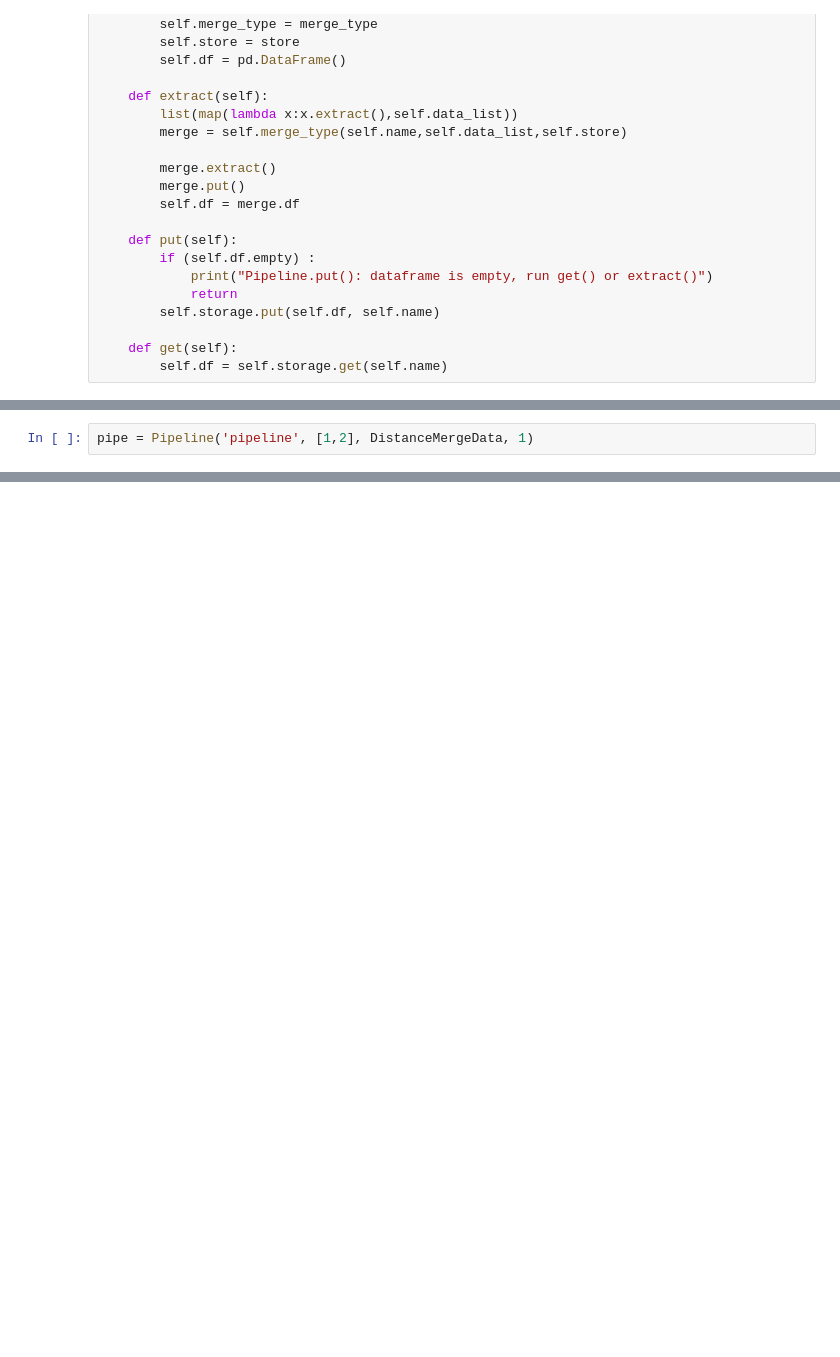
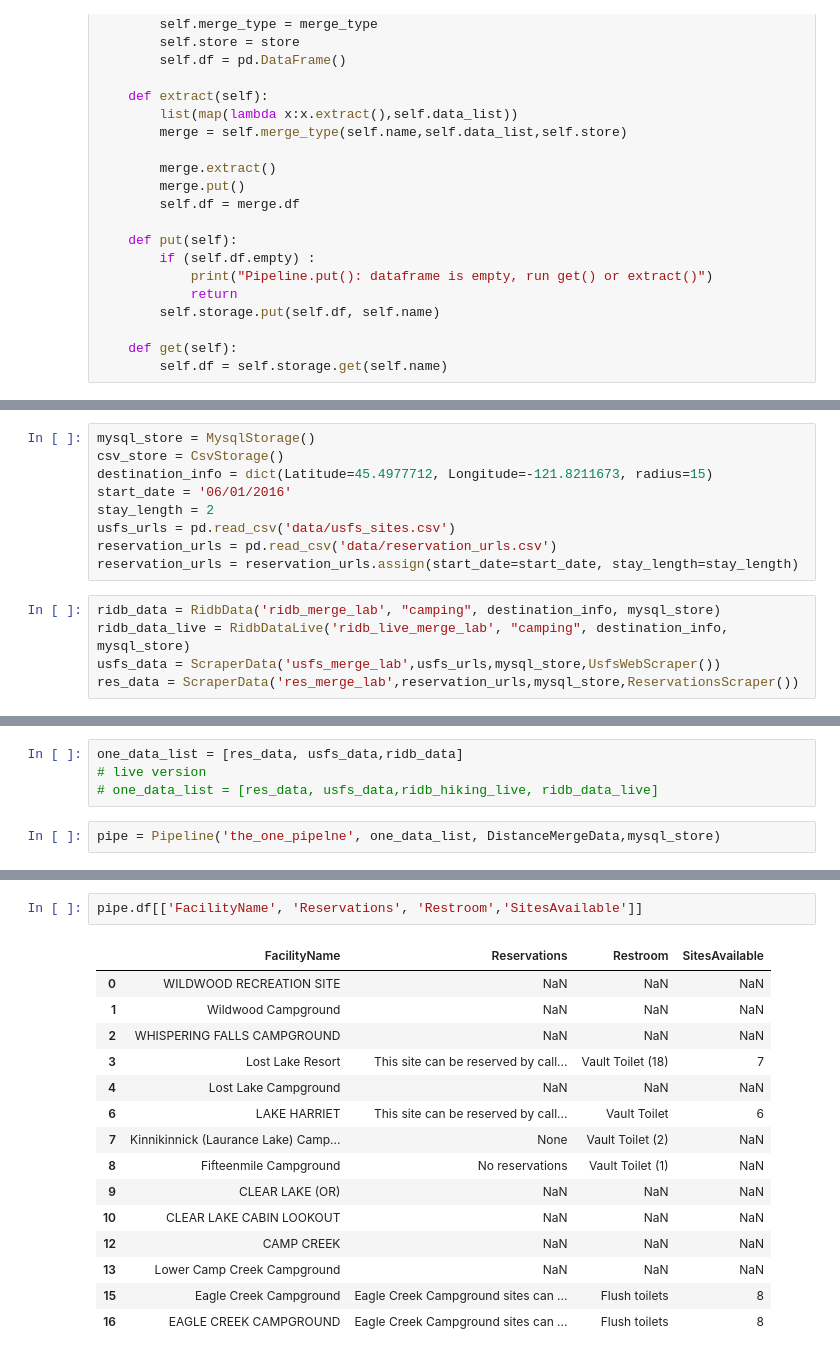
Before and after one commit to gizm00/pycon2016, a Jupyter notebook: notebooks/Lab 8 - The One Pipeline.ipynb, the cells around one changed output, grey strips where cells are left out. Drawn from its saved outputs; the diff is of its cells as text; blank space fills up the shorter version.

```diff
--- a/notebooks/Lab 8 - The One Pipeline.ipynb
+++ b/notebooks/Lab 8 - The One Pipeline.ipynb
@@ -41,0 +57,14 @@ from classes.CsvStorage import CsvStorage
+# %%
+mysql_store = MysqlStorage()
+csv_store = CsvStorage()
+destination_info = dict(Latitude=45.4977712, Longitude=-121.8211673, radius=15)
+start_date = '06/01/2016'
+stay_length = 2
+usfs_urls = pd.read_csv('data/usfs_sites.csv')
+reservation_urls = pd.read_csv('data/reservation_urls.csv')
+reservation_urls = reservation_urls.assign(start_date=start_date, stay_length=stay_length)
+# %%
+ridb_data = RidbData('ridb_merge_lab', "camping", destination_info, mysql_store)
+ridb_data_live = RidbDataLive('ridb_live_merge_lab', "camping", destination_info, mysql_store)
+usfs_data = ScraperData('usfs_merge_lab',usfs_urls,mysql_store,UsfsWebScraper())
+res_data = ScraperData('res_merge_lab',reservation_urls,mysql_store,ReservationsScraper())
@@ -42,2 +73,6 @@ from classes.CsvStorage import CsvStorage
+# %%
+one_data_list = [res_data, usfs_data,ridb_data]
+# live version
+# one_data_list = [res_data, usfs_data,ridb_hiking_live, ridb_data_live]
 # %%
-pipe = Pipeline('pipeline', [1,2], DistanceMergeData, 1)
+pipe = Pipeline('the_one_pipelne', one_data_list, DistanceMergeData,mysql_store)
@@ -43,0 +126,18 @@ pipe = Pipeline('pipeline', [1,2], DistanceMergeData, 1)
+# %%
+pipe.df[['FacilityName', 'Reservations', 'Restroom','SitesAvailable']]
+# %% [output]
+|  | FacilityName | Reservations | Restroom | SitesAvailable |
+| 0 | WILDWOOD RECREATION SITE | NaN | NaN | NaN |
+| 1 | Wildwood Campground | NaN | NaN | NaN |
+| 2 | WHISPERING FALLS CAMPGROUND | NaN | NaN | NaN |
+| 3 | Lost Lake Resort | This site can be reserved by call... | Vault Toilet (18) | 7 |
+| 4 | Lost Lake Campground | NaN | NaN | NaN |
+| 6 | LAKE HARRIET | This site can be reserved by call... | Vault Toilet | 6 |
+| 7 | Kinnikinnick (Laurance Lake) Camp... | None | Vault Toilet (2) | NaN |
+| 8 | Fifteenmile Campground | No reservations | Vault Toilet (1) | NaN |
+| 9 | CLEAR LAKE (OR) | NaN | NaN | NaN |
+| 10 | CLEAR LAKE CABIN LOOKOUT | NaN | NaN | NaN |
+| 12 | CAMP CREEK | NaN | NaN | NaN |
+| 13 | Lower Camp Creek Campground | NaN | NaN | NaN |
+| 15 | Eagle Creek Campground | Eagle Creek Campground sites can ... | Flush toilets | 8 |
+| 16 | EAGLE CREEK CAMPGROUND | Eagle Creek Campground sites can ... | Flush toilets | 8 |
```
Also changed, not shown: parts of 11 cells of this notebook, 4 other files.
